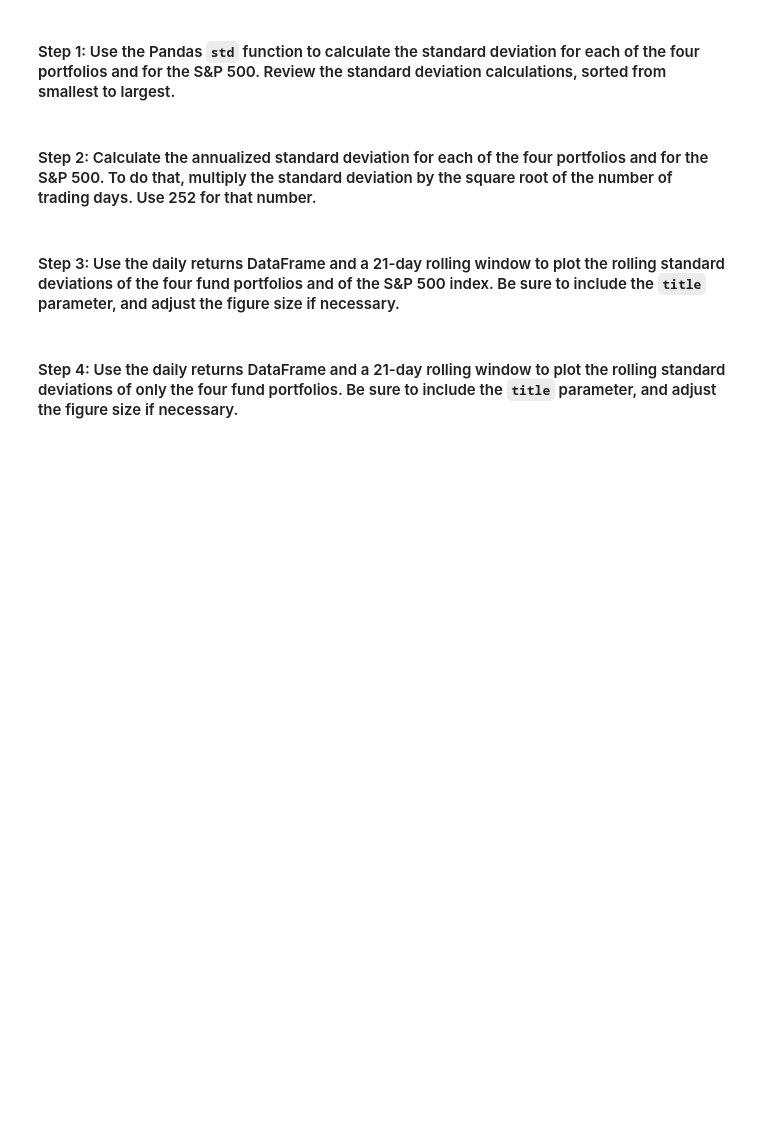
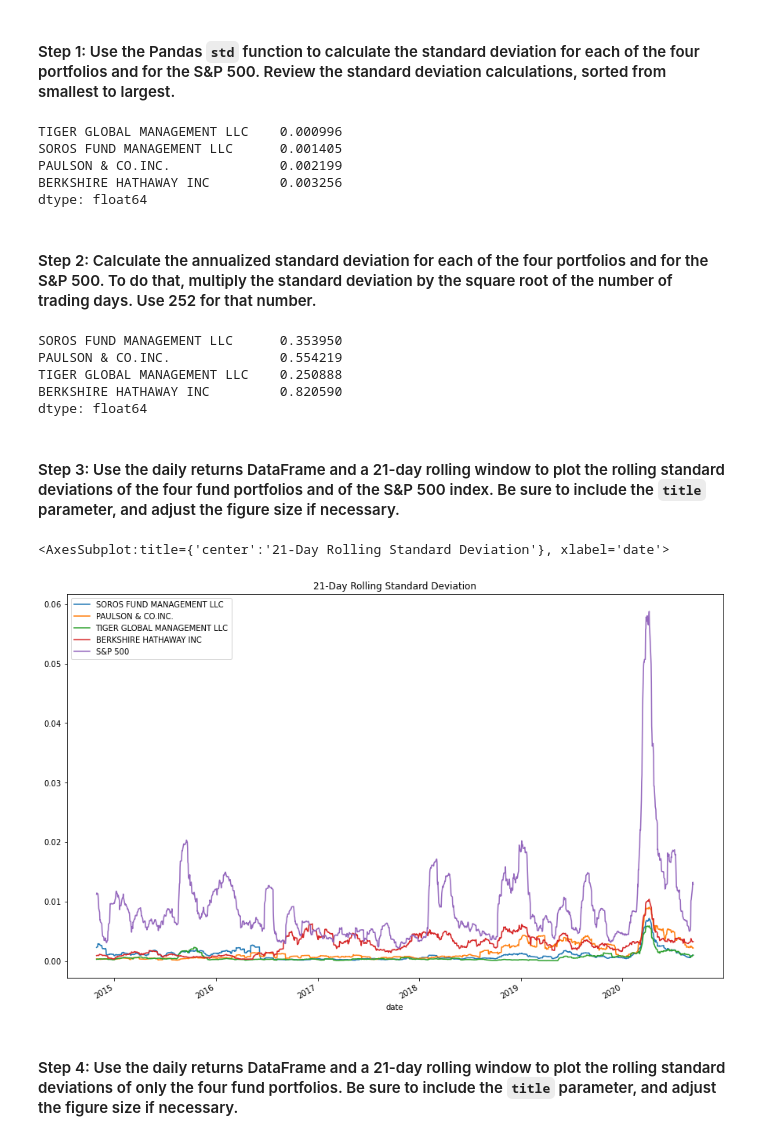
Before and after one commit to naomynaomy/module4challenge, a Jupyter notebook: Starter_Code/risk_return_analysis.ipynb, the cells around one changed output. Drawn from its saved outputs; the diff is of its cells as text; code cells hidden in the pictures; blank space fills up the shorter version.

```diff
--- a/Starter_Code/risk_return_analysis.ipynb
+++ b/Starter_Code/risk_return_analysis.ipynb
@@ -244,20 +244,41 @@ Evaluate the risk profile of each portfolio by using the standard deviation and
 # %%
 # Calculate and sort the standard deviation for all 4 portfolios and the S&P 500
 # Review the standard deviations sorted smallest to largest
-# YOUR CODE HERE
+stan_dev_NAV = NAV_df.std()
+stan_dev_NAV_sorted = stan_dev_NAV.sort_values()
+stan_dev_NAV_sorted
+# %% [output]
+TIGER GLOBAL MANAGEMENT LLC    0.000996
+SOROS FUND MANAGEMENT LLC      0.001405
+PAULSON & CO.INC.              0.002199
+BERKSHIRE HATHAWAY INC         0.003256
+dtype: float64
 # %% [markdown]
 #### Step 2: Calculate the annualized standard deviation for each of the four portfolios and for the S&P 500. To do that, multiply the standard deviation by the square root of the number of trading days. Use 252 for that number.
 # %%
 # Calculate and sort the annualized standard deviation (252 trading days) of the 4 portfolios and the S&P 500
 # Review the annual standard deviations smallest to largest
-# YOUR CODE HERE
+annual_std_NAV = stan_dev_NAV*252
+annual_std_NAV
+# %% [output]
+SOROS FUND MANAGEMENT LLC      0.353950
+PAULSON & CO.INC.              0.554219
+TIGER GLOBAL MANAGEMENT LLC    0.250888
+BERKSHIRE HATHAWAY INC         0.820590
+dtype: float64
 # %% [markdown]
 #### Step 3: Use the daily returns DataFrame and a 21-day rolling window to plot the rolling standard deviations of the four fund portfolios and of the S&P 500 index. Be sure to include the `title` parameter, and adjust the figure size if necessary.
 # %%
 # Using the daily returns DataFrame and a 21-day rolling window,
 # plot the rolling standard deviation of the 4 portfolios and the S&P 500
 # Include a title parameter and adjust the figure size
-# YOUR CODE HERE
+whales_df_daily.rolling(window=21).std().plot(
+    figsize =(15,10),
+    title = "21-Day Rolling Standard Deviation"
+)
+# %% [output]
+<AxesSubplot:title={'center':'21-Day Rolling Standard Deviation'}, xlabel='date'>
+[figure, added]
 # %% [markdown]
 #### Step 4: Use the daily returns DataFrame and a 21-day rolling window to plot the rolling standard deviations of only the four fund portfolios. Be sure to include the `title` parameter, and adjust the figure size if necessary.
 # %%
```
Also changed, not shown: parts of 9 cells of this notebook.
